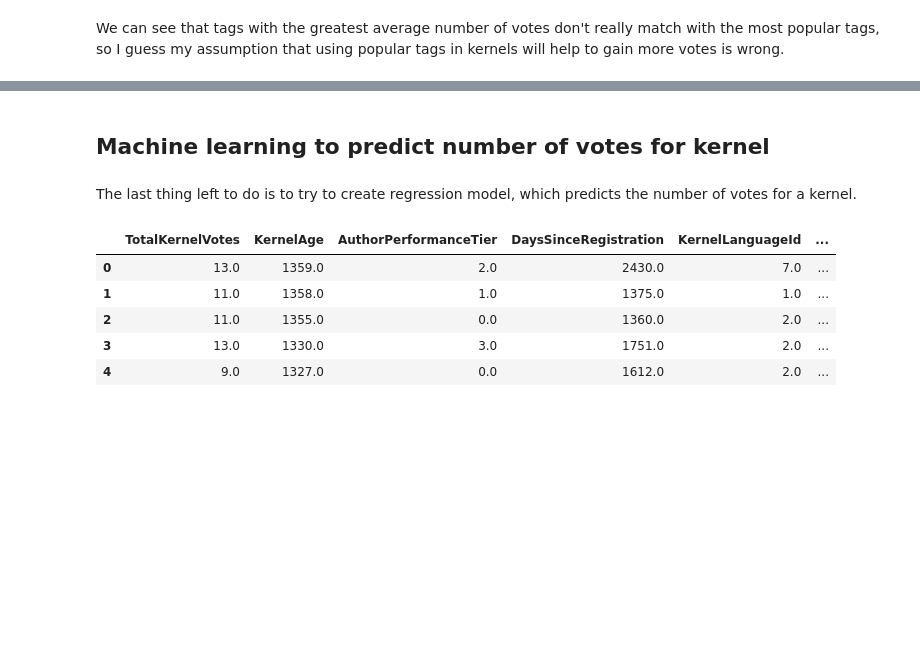
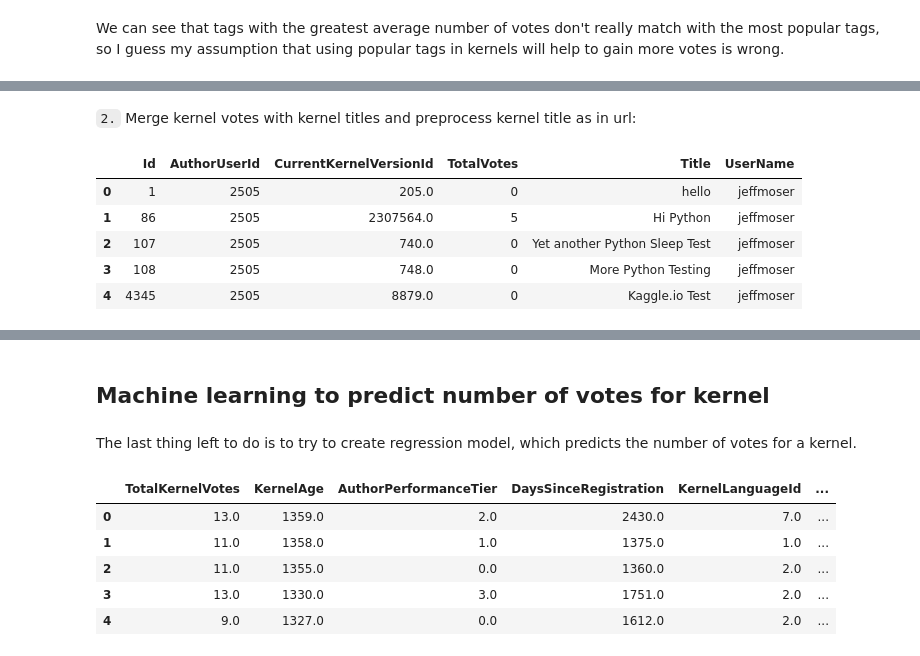
Before and after one commit to Lexie88rus/kaggle_kernel_votes_analysis, a Jupyter notebook: How to get upvotes for a kernel on Kaggle.ipynb, the cells around one changed output, grey strips where cells are left out. Saved outputs shown, nothing was run; the diff lists cells and outputs as text; code cells hidden in the pictures; blank space fills up the shorter version.

```diff
--- a/How to get upvotes for a kernel on Kaggle.ipynb
+++ b/How to get upvotes for a kernel on Kaggle.ipynb
@@ -953,0 +1035,18 @@ We can see that tags with the greatest average number of votes don't really matc
+# %% [markdown]
+`2.` Merge kernel votes with kernel titles and preprocess kernel title as in url:
+# %%
+# merge kernel votes and kernel titles (for current kernel version)
+kernel_title = kernels[['Id', 'AuthorUserId', 'CurrentKernelVersionId', 'TotalVotes']]\
+.merge(kernel_versions[['Id', 'Title']].rename(columns={"Id": "CurrentKernelVersionId"}))
+# %%
+# merge kernel votes and kernel authors
+kernel_title = kernel_title.merge(kernel_users[['Id', 'UserName']].rename(columns={"Id":"AuthorUserId"}))
+# %%
+kernel_title.head()
+# %% [output]
+|  | Id | AuthorUserId | CurrentKernelVersionId | TotalVotes | Title | UserName |
+| 0 | 1 | 2505 | 205.0 | 0 | hello | jeffmoser |
+| 1 | 86 | 2505 | 2307564.0 | 5 | Hi Python | jeffmoser |
+| 2 | 107 | 2505 | 740.0 | 0 | Yet another Python Sleep Test | jeffmoser |
+| 3 | 108 | 2505 | 748.0 | 0 | More Python Testing | jeffmoser |
+| 4 | 4345 | 2505 | 8879.0 | 0 | Kaggle.io Test | jeffmoser |
```
Also changed, not shown: parts of 30 cells of this notebook, 1 other file.
